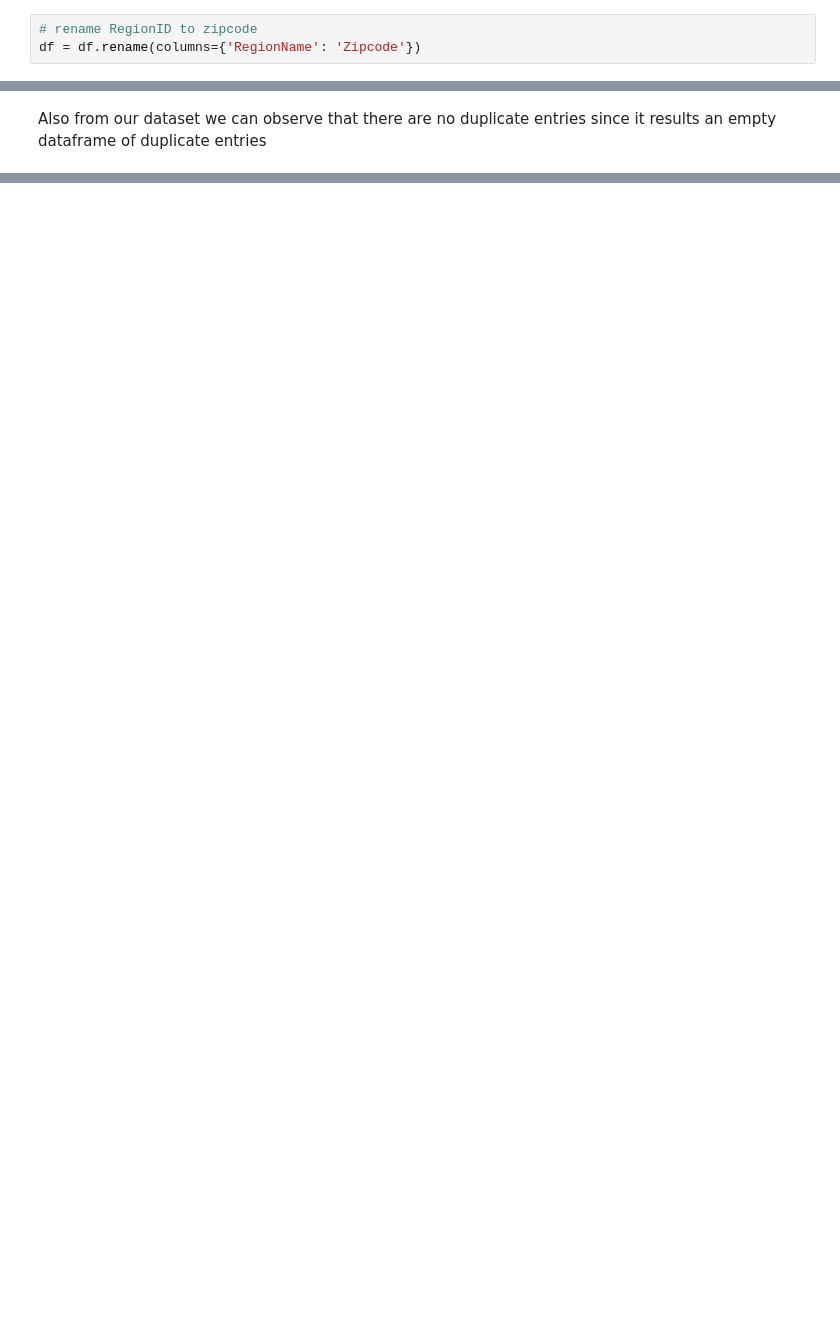
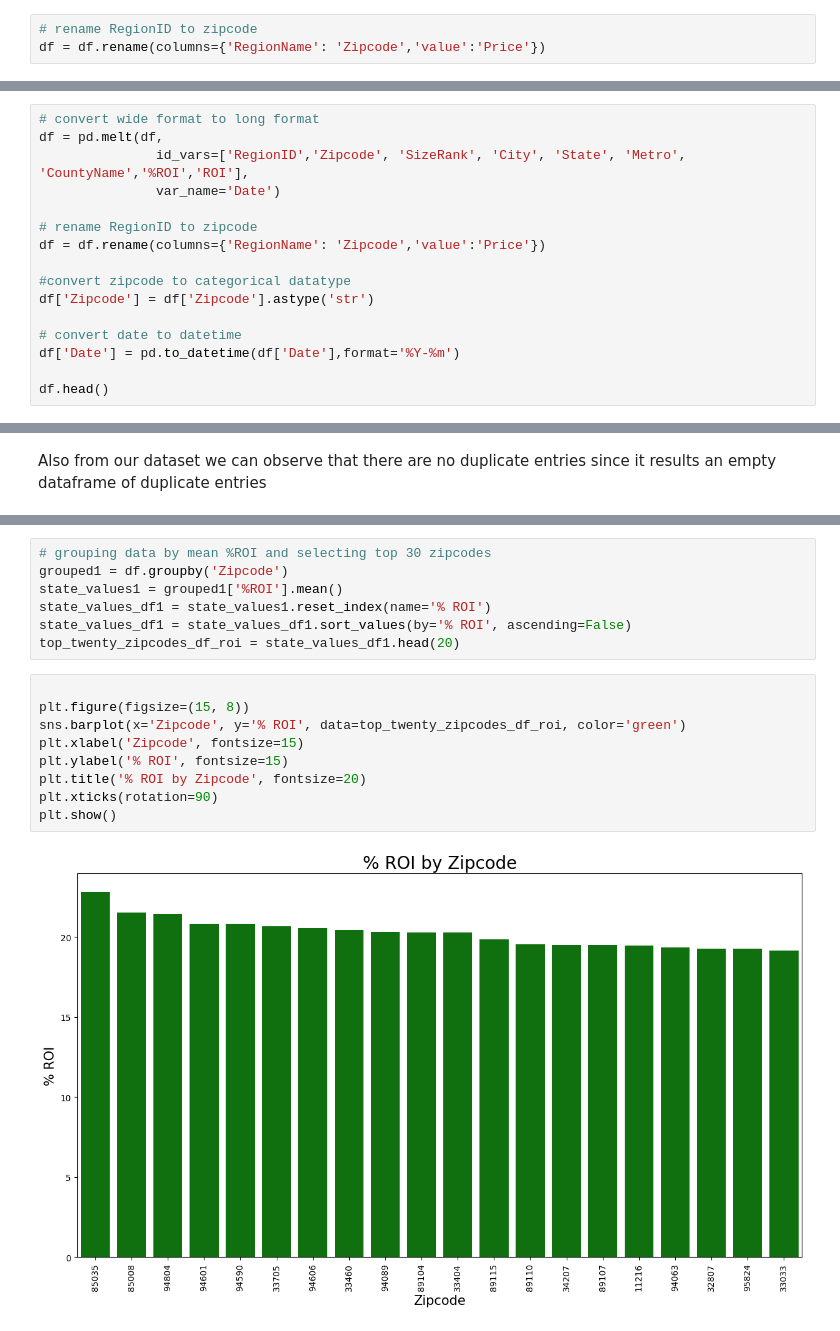
Before and after one commit to stanoff/dsc-project-time-series, a Jupyter notebook: Untitled.ipynb, the cells around one changed output, grey strips where cells are left out. Cells and saved outputs as stored; diff of their text form; blank space fills up the shorter version.

```diff
--- a/Untitled.ipynb
+++ b/Untitled.ipynb
@@ -106,7 +106,7 @@ df["%ROI"] = ((df["2018-04"] / df["2012-01"]) ** (1 / (2018-2012)) - 1) * 100
 We will also rename the column 'RegionName' to 'Zipcode'
 # %%
 # rename RegionID to zipcode
-df = df.rename(columns={'RegionName': 'Zipcode'})
+df = df.rename(columns={'RegionName': 'Zipcode','value':'Price'})
 # %%
 df.head()
 # %% [output]
@@ -130,3 +130,19 @@ data_info(df): Offering valuable insights, this function presents information ab
 data_missing(df): With a focus on data completeness, this function detects the presence of missing values by examining each column for null entries. If no missing values are found, a message indicating their absence is displayed.
 
 identify_duplicates(df): This function pinpoints and provides details about duplicate rows in the dataset. It computes the count and percentage of duplicated rows present. In case no duplicates exist, it conveys a message confirming their non existence.
+# %%
+# convert wide format to long format
+df = pd.melt(df,
+               id_vars=['RegionID','Zipcode', 'SizeRank', 'City', 'State', 'Metro', 'CountyName','%ROI','ROI'],
+               var_name='Date')
+
+# rename RegionID to zipcode
+df = df.rename(columns={'RegionName': 'Zipcode','value':'Price'})
+
+#convert zipcode to categorical datatype
+df['Zipcode'] = df['Zipcode'].astype('str')
+
+# convert date to datetime
+df['Date'] = pd.to_datetime(df['Date'],format='%Y-%m')
+
+df.head()
@@ -203,0 +317,18 @@ Also from our dataset we can observe that there are no duplicate entries since i
+# %%
+# grouping data by mean %ROI and selecting top 30 zipcodes
+grouped1 = df.groupby('Zipcode')
+state_values1 = grouped1['%ROI'].mean()
+state_values_df1 = state_values1.reset_index(name='% ROI')
+state_values_df1 = state_values_df1.sort_values(by='% ROI', ascending=False)
+top_twenty_zipcodes_df_roi = state_values_df1.head(20)
+# %%
+
+plt.figure(figsize=(15, 8))
+sns.barplot(x='Zipcode', y='% ROI', data=top_twenty_zipcodes_df_roi, color='green')
+plt.xlabel('Zipcode', fontsize=15)
+plt.ylabel('% ROI', fontsize=15)
+plt.title('% ROI by Zipcode', fontsize=20)
+plt.xticks(rotation=90)
+plt.show()
+# %% [output]
+[figure, added]
```
Also changed, not shown: parts of 28 cells of this notebook.
